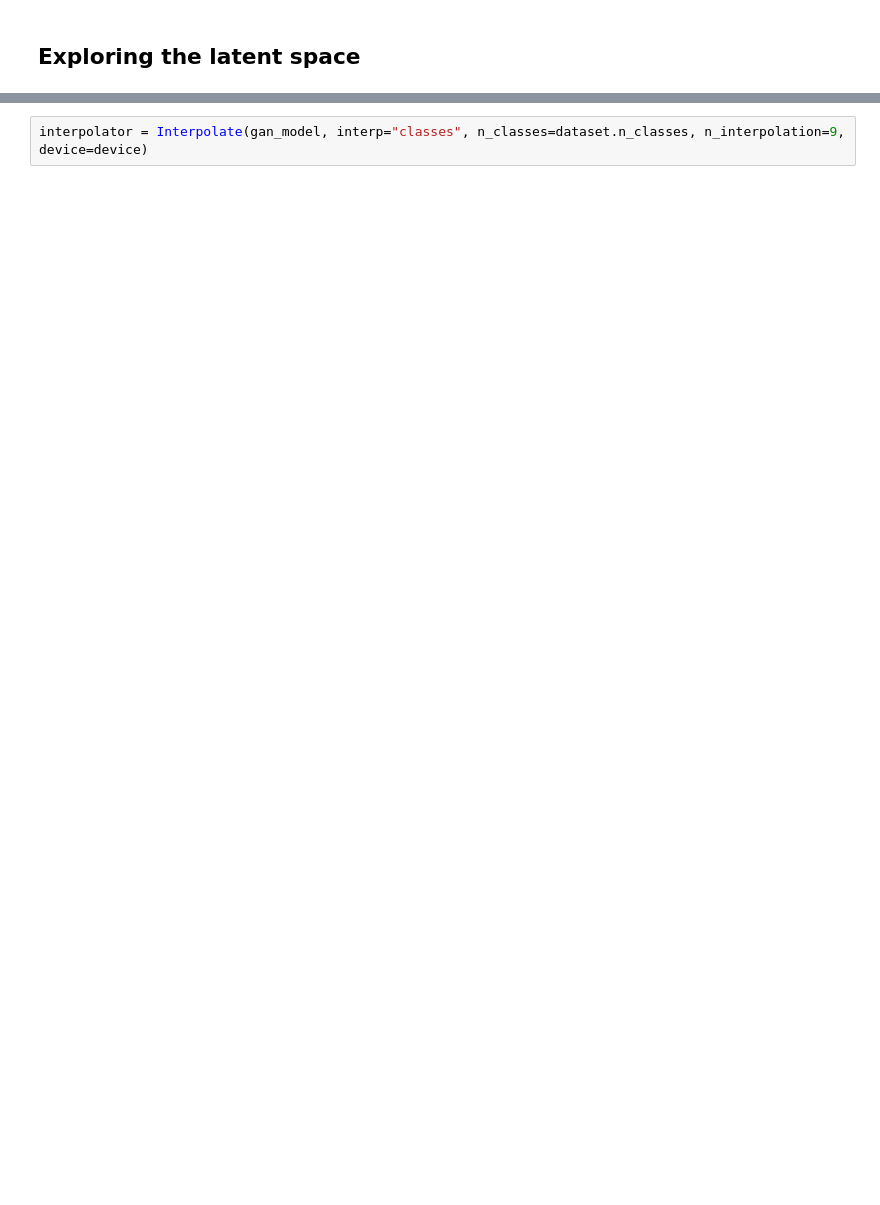
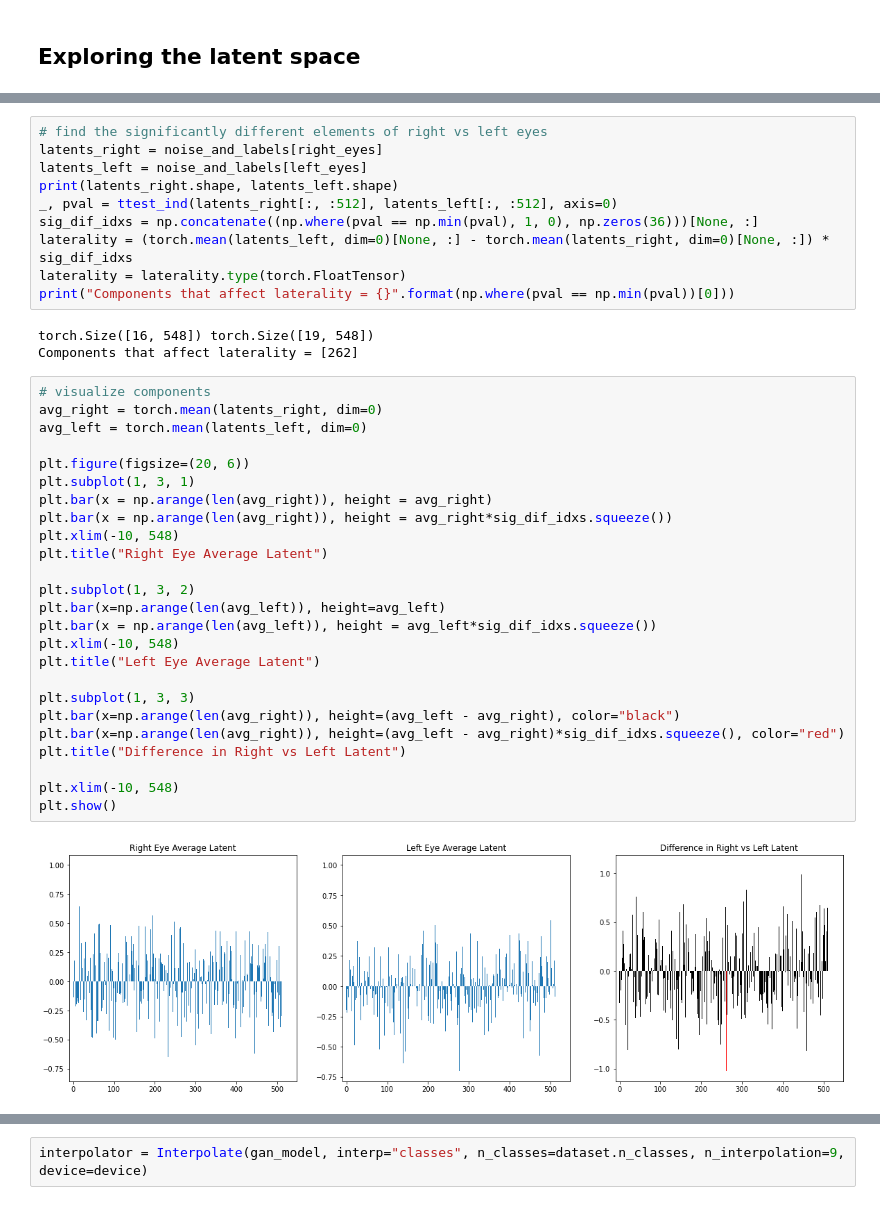
Before and after one commit to pontikos-lab/syntheye, a Jupyter notebook: notebooks/GAN_exploration.ipynb, the cells around one changed output, grey strips where cells are left out. Drawn from its saved outputs; the diff is of its cells as text; blank space fills up the shorter version.

```diff
--- a/notebooks/GAN_exploration.ipynb
+++ b/notebooks/GAN_exploration.ipynb
@@ -115,0 +116,40 @@ for i in range(len(generated_images)):
+# %%
+# find the significantly different elements of right vs left eyes
+latents_right = noise_and_labels[right_eyes]
+latents_left = noise_and_labels[left_eyes]
+print(latents_right.shape, latents_left.shape)
+_, pval = ttest_ind(latents_right[:, :512], latents_left[:, :512], axis=0)
+sig_dif_idxs = np.concatenate((np.where(pval == np.min(pval), 1, 0), np.zeros(36)))[None, :]
+laterality = (torch.mean(latents_left, dim=0)[None, :] - torch.mean(latents_right, dim=0)[None, :]) * sig_dif_idxs
+laterality = laterality.type(torch.FloatTensor)
+print("Components that affect laterality = {}".format(np.where(pval == np.min(pval))[0]))
+# %% [output]
+torch.Size([16, 548]) torch.Size([19, 548])
+Components that affect laterality = [262]
+# %%
+# visualize components
+avg_right = torch.mean(latents_right, dim=0)
+avg_left = torch.mean(latents_left, dim=0)
+
+plt.figure(figsize=(20, 6))
+plt.subplot(1, 3, 1)
+plt.bar(x = np.arange(len(avg_right)), height = avg_right)
+plt.bar(x = np.arange(len(avg_right)), height = avg_right*sig_dif_idxs.squeeze())
+plt.xlim(-10, 548)
+plt.title("Right Eye Average Latent")
+
+plt.subplot(1, 3, 2)
+plt.bar(x=np.arange(len(avg_left)), height=avg_left)
+plt.bar(x = np.arange(len(avg_left)), height = avg_left*sig_dif_idxs.squeeze())
+plt.xlim(-10, 548)
+plt.title("Left Eye Average Latent")
+
+plt.subplot(1, 3, 3)
+plt.bar(x=np.arange(len(avg_right)), height=(avg_left - avg_right), color="black")
+plt.bar(x=np.arange(len(avg_right)), height=(avg_left - avg_right)*sig_dif_idxs.squeeze(), color="red")
+plt.title("Difference in Right vs Left Latent")
+
+plt.xlim(-10, 548)
+plt.show()
+# %% [output]
+[figure, added]
```
Also changed, not shown: parts of 23 cells of this notebook, 21 other files.
